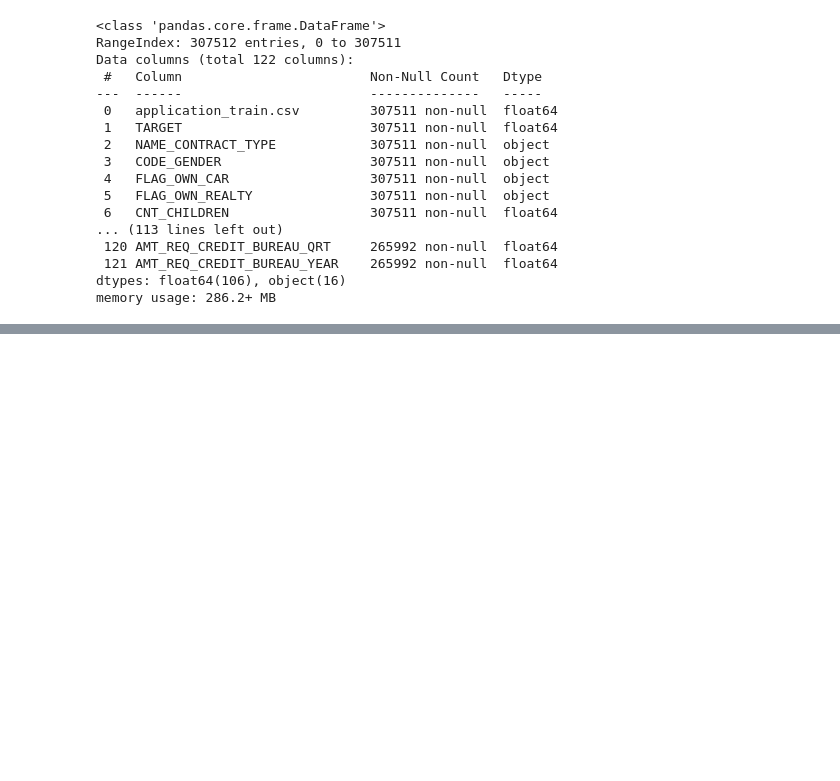
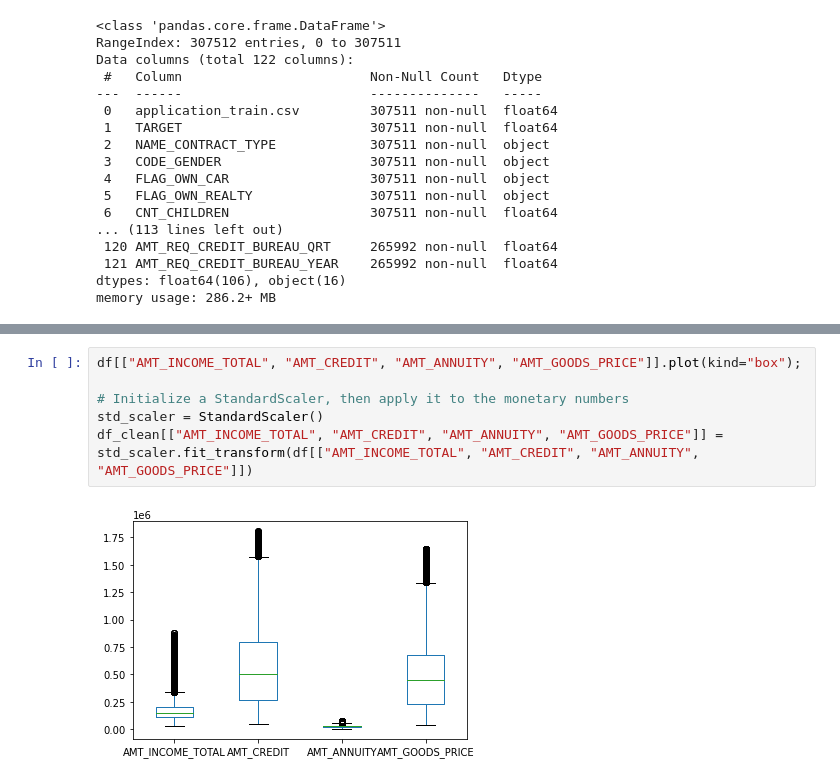
Before and after one commit to chandrakanthHA/Home_Credit, a Jupyter notebook: Initial_EDA.ipynb, the cells around one changed output, grey strips where cells are left out. Drawn from its saved outputs; the diff is of its cells as text; blank space fills up the shorter version.

```diff
--- a/Initial_EDA.ipynb
+++ b/Initial_EDA.ipynb
@@ -181,0 +268,8 @@ df_test.shape
+# %%
+df[["AMT_INCOME_TOTAL", "AMT_CREDIT", "AMT_ANNUITY", "AMT_GOODS_PRICE"]].plot(kind="box");
+
+# Initialize a StandardScaler, then apply it to the monetary numbers
+std_scaler = StandardScaler()
+df_clean[["AMT_INCOME_TOTAL", "AMT_CREDIT", "AMT_ANNUITY", "AMT_GOODS_PRICE"]] = std_scaler.fit_transform(df[["AMT_INCOME_TOTAL", "AMT_CREDIT", "AMT_ANNUITY", "AMT_GOODS_PRICE"]])
+# %% [output]
+[figure, added]
```
Also changed, not shown: parts of 28 cells of this notebook.
